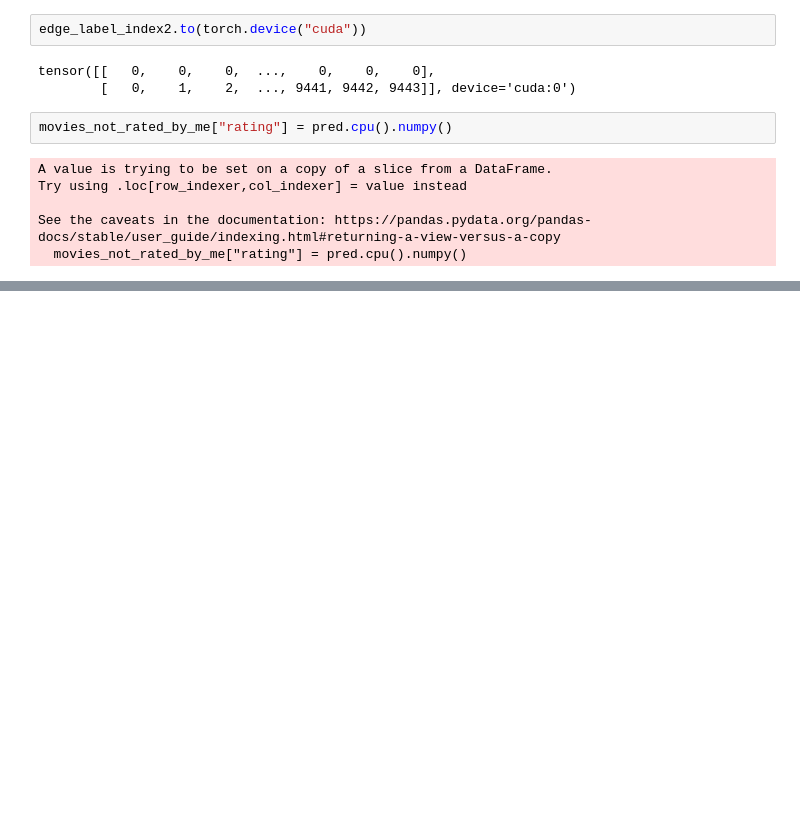
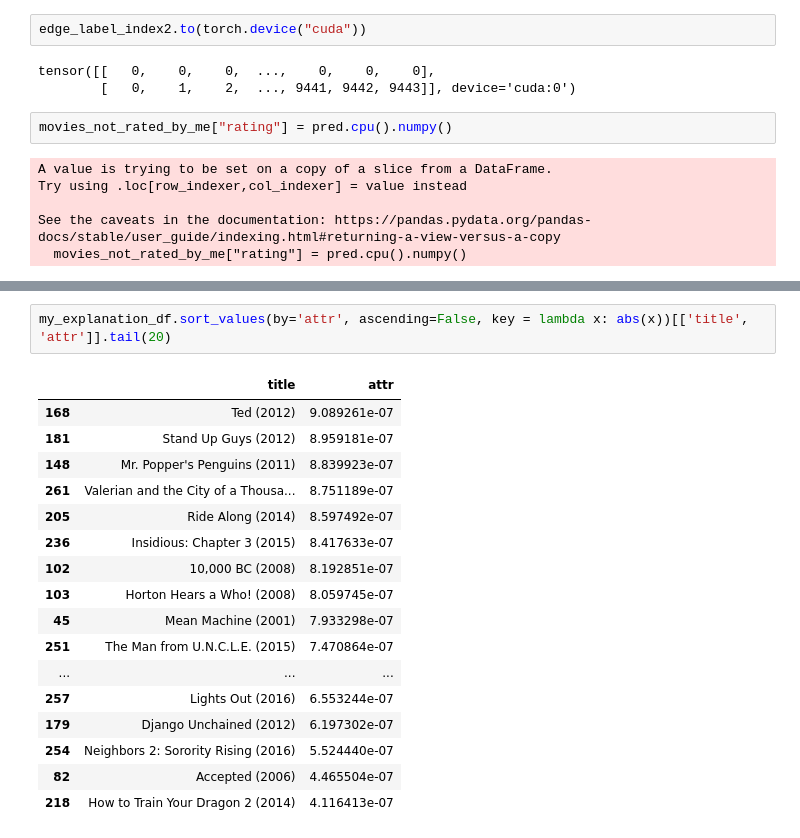
Before and after one commit to hussain0613/LearningPyTorchGeometric, a Jupyter notebook: link_regression_on_het_graph.ipynb, the cells around one changed output, grey strips where cells are left out. Cells and saved outputs as stored; diff of their text form; blank space fills up the shorter version.

```diff
--- a/link_regression_on_het_graph.ipynb
+++ b/link_regression_on_het_graph.ipynb
@@ -795,0 +1025,20 @@ movies_not_rated_by_me.sort_values(by="rating", ascending=False).head(20)
+# %%
+my_explanation_df.sort_values(by='attr', ascending=False, key = lambda x: abs(x))[['title', 'attr']].tail(20)
+# %% [output]
+|  | title | attr |
+| 168 | Ted (2012) | 9.089261e-07 |
+| 181 | Stand Up Guys (2012) | 8.959181e-07 |
+| 148 | Mr. Popper's Penguins (2011) | 8.839923e-07 |
+| 261 | Valerian and the City of a Thousa... | 8.751189e-07 |
+| 205 | Ride Along (2014) | 8.597492e-07 |
+| 236 | Insidious: Chapter 3 (2015) | 8.417633e-07 |
+| 102 | 10,000 BC (2008) | 8.192851e-07 |
+| 103 | Horton Hears a Who! (2008) | 8.059745e-07 |
+| 45 | Mean Machine (2001) | 7.933298e-07 |
+| 251 | The Man from U.N.C.L.E. (2015) | 7.470864e-07 |
+| ... | ... | ... |
+| 257 | Lights Out (2016) | 6.553244e-07 |
+| 179 | Django Unchained (2012) | 6.197302e-07 |
+| 254 | Neighbors 2: Sorority Rising (2016) | 5.524440e-07 |
+| 82 | Accepted (2006) | 4.465504e-07 |
+| 218 | How to Train Your Dragon 2 (2014) | 4.116413e-07 |
```
Also changed, not shown: parts of 26 cells of this notebook, 1 other file.
